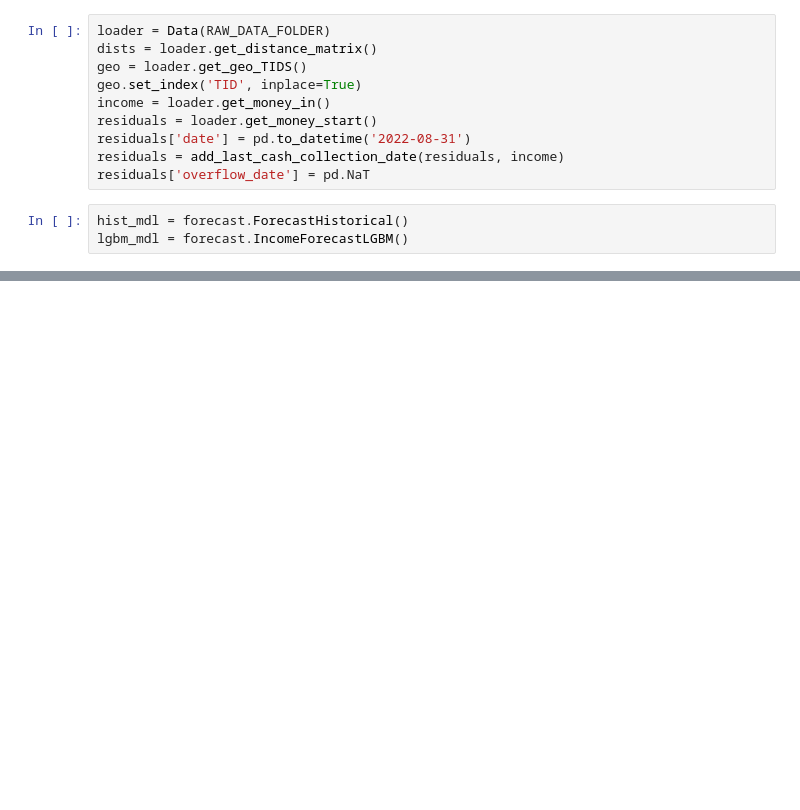
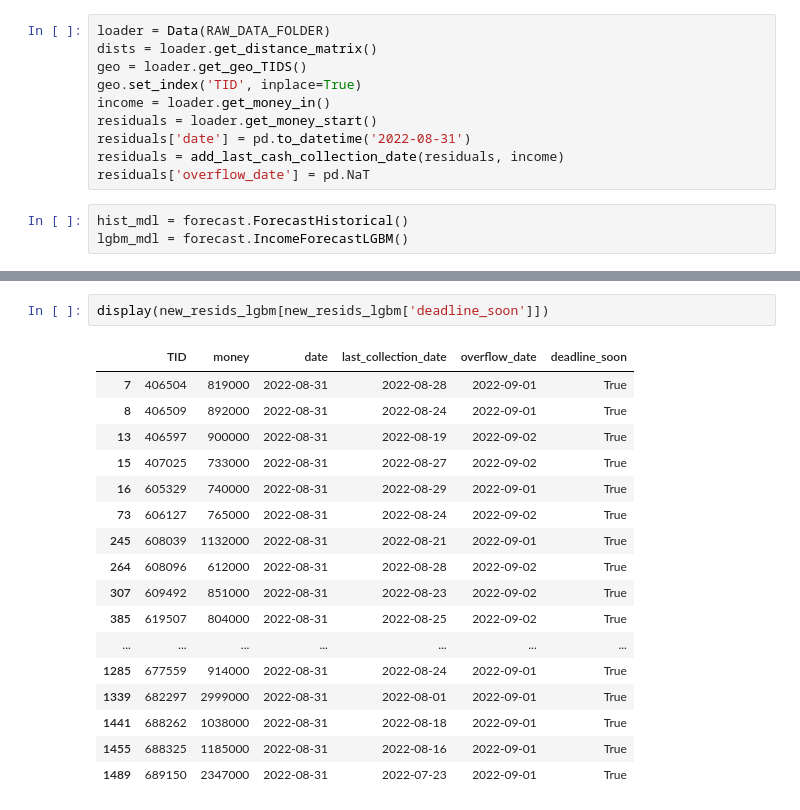
Before and after one commit to SerSmith/bank_schedule, a Jupyter notebook: notebooks/overload_researches.ipynb, the cells around one changed output, grey strips where cells are left out. Drawn from its saved outputs; the diff is of its cells as text; blank space fills up the shorter version.

```diff
--- a/notebooks/overload_researches.ipynb
+++ b/notebooks/overload_researches.ipynb
@@ -150,0 +172,20 @@ get_overflow_date(residuals, lgbm_mdl)
+# %%
+display(new_resids_lgbm[new_resids_lgbm['deadline_soon']])
+# %% [output]
+|  | TID | money | date | last_collection_date | overflow_date | deadline_soon |
+| 7 | 406504 | 819000 | 2022-08-31 | 2022-08-28 | 2022-09-01 | True |
+| 8 | 406509 | 892000 | 2022-08-31 | 2022-08-24 | 2022-09-01 | True |
+| 13 | 406597 | 900000 | 2022-08-31 | 2022-08-19 | 2022-09-02 | True |
+| 15 | 407025 | 733000 | 2022-08-31 | 2022-08-27 | 2022-09-02 | True |
+| 16 | 605329 | 740000 | 2022-08-31 | 2022-08-29 | 2022-09-01 | True |
+| 73 | 606127 | 765000 | 2022-08-31 | 2022-08-24 | 2022-09-02 | True |
+| 245 | 608039 | 1132000 | 2022-08-31 | 2022-08-21 | 2022-09-01 | True |
+| 264 | 608096 | 612000 | 2022-08-31 | 2022-08-28 | 2022-09-02 | True |
+| 307 | 609492 | 851000 | 2022-08-31 | 2022-08-23 | 2022-09-02 | True |
+| 385 | 619507 | 804000 | 2022-08-31 | 2022-08-25 | 2022-09-02 | True |
+| ... | ... | ... | ... | ... | ... | ... |
+| 1285 | 677559 | 914000 | 2022-08-31 | 2022-08-24 | 2022-09-01 | True |
+| 1339 | 682297 | 2999000 | 2022-08-31 | 2022-08-01 | 2022-09-01 | True |
+| 1441 | 688262 | 1038000 | 2022-08-31 | 2022-08-18 | 2022-09-01 | True |
+| 1455 | 688325 | 1185000 | 2022-08-31 | 2022-08-16 | 2022-09-01 | True |
+| 1489 | 689150 | 2347000 | 2022-08-31 | 2022-07-23 | 2022-09-01 | True |
```
Also changed, not shown: parts of 9 cells of this notebook.
